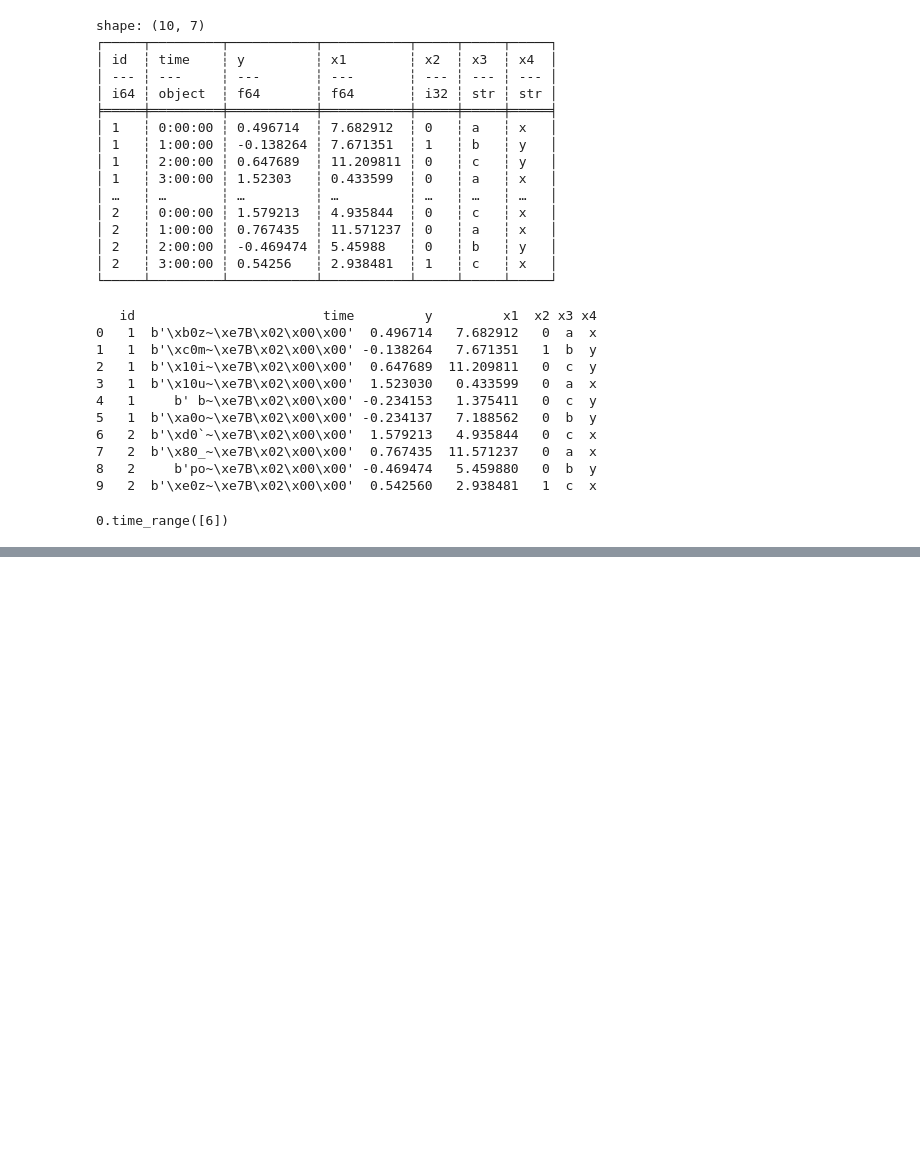
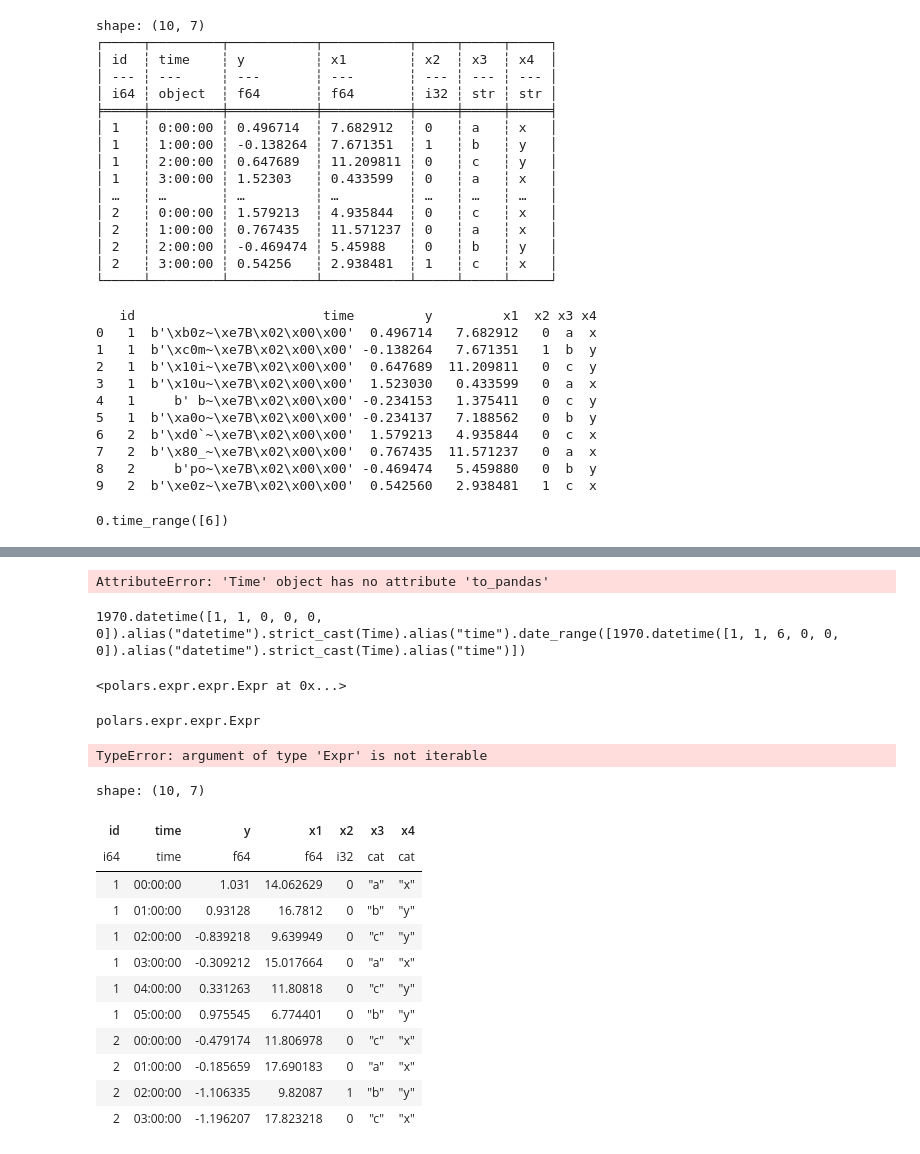
Before and after one commit to rvandewater/ReciPys, a Jupyter notebook: debug.ipynb, the cells around one changed output, grey strips where cells are left out. Cells and saved outputs as stored; diff of their text form; code cells hidden in the pictures; blank space fills up the shorter version.

Commit message:
Sample pl dataframe in tests

```diff
--- a/debug.ipynb
+++ b/debug.ipynb
@@ -76,0 +119,15 @@ print(timerange)
+# %%
+import pandas as pd
+import numpy as np
+rand_state = np.random.RandomState(42)
+df = pd.DataFrame(
+    {
+        "id": [1] * 6 + [2] * 4,
+        "time": pd.to_timedelta(np.concatenate((np.arange(6), np.arange(4))), unit="h"),
+        "y": rand_state.normal(size=(10,)),
+        "x1": rand_state.normal(loc=10, scale=5, size=(10,)),
+        "x2": rand_state.binomial(n=1, p=0.3, size=(10,)),
+        "x3": pd.Series(["a", "b", "c", "a", "c", "b", "c", "a", "b", "c"], dtype="category"),
+        "x4": pd.Series(["x", "y", "y", "x", "y", "y", "x", "x", "y", "x"], dtype="category"),
+    }
+)
@@ -76,0 +210,50 @@ print(timerange)
+# %%
+pl.Time(0)
+# %% [output]
+AttributeError: 'Time' object has no attribute 'to_pandas'
+# %%
+print(pl.date_range(pl.time(0), pl.time(6)))
+# %% [output]
+1970.datetime([1, 1, 0, 0, 0, 0]).alias("datetime").strict_cast(Time).alias("time").date_range([1970.datetime([1, 1, 6, 0, 0, 0]).alias("datetime").strict_cast(Time).alias("time")])
+# %%
+from datetime import time
+pl.time_range(time(0, 0, 0), time(6, 0, 0), "1h", eager=True)
+# %% [output]
+<polars.expr.expr.Expr at 0x...>
+# %%
+type(pl.duration(hours=1))
+# %% [output]
+polars.expr.expr.Expr
+# %%
+pl.date_range(pl.time(0), pl.time(6), interval=pl.duration(hours=1))
+# %% [output]
+TypeError: argument of type 'Expr' is not iterable
+# %%
+timecolumn = pl.concat([pl.time_range(time(0, 0, 0), time(5, 0, 0), "1h", eager=True),
+      pl.time_range(time(0, 0, 0), time(3, 0, 0), "1h", eager=True)])
+df = pl.DataFrame(
+{
+    "id": [1] * 6 + [2] * 4,
+    "time": timecolumn,
+    "y": rand_state.normal(size=(10,)),
+    "x1": rand_state.normal(loc=10, scale=5, size=(10,)),
+    "x2": rand_state.binomial(n=1, p=0.3, size=(10,)),
+    "x3": pl.Series(["a", "b", "c", "a", "c", "b", "c", "a", "b", "c"],dtype=pl.Categorical),
+    "x4": pl.Series(["x", "y", "y", "x", "y", "y", "x", "x", "y", "x"],dtype=pl.Categorical),
+}
+)
+df
+# %% [output]
+shape: (10, 7)
+| id | time | y | x1 | x2 | x3 | x4 |
+| i64 | time | f64 | f64 | i32 | cat | cat |
+| 1 | 00:00:00 | 1.031 | 14.062629 | 0 | "a" | "x" |
+| 1 | 01:00:00 | 0.93128 | 16.7812 | 0 | "b" | "y" |
+| 1 | 02:00:00 | -0.839218 | 9.639949 | 0 | "c" | "y" |
+| 1 | 03:00:00 | -0.309212 | 15.017664 | 0 | "a" | "x" |
+| 1 | 04:00:00 | 0.331263 | 11.80818 | 0 | "c" | "y" |
+| 1 | 05:00:00 | 0.975545 | 6.774401 | 0 | "b" | "y" |
+| 2 | 00:00:00 | -0.479174 | 11.806978 | 0 | "c" | "x" |
+| 2 | 01:00:00 | -0.185659 | 17.690183 | 0 | "a" | "x" |
+| 2 | 02:00:00 | -1.106335 | 9.82087 | 1 | "b" | "y" |
+| 2 | 03:00:00 | -1.196207 | 17.823218 | 0 | "c" | "x" |
```
Also changed, not shown: parts of 27 cells of this notebook, 4 other files.
